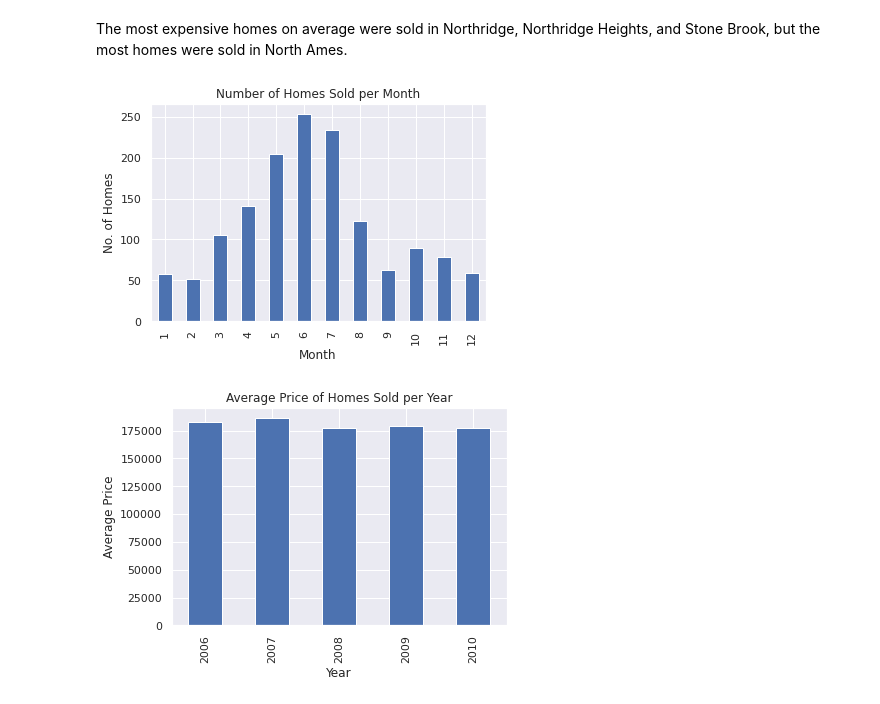
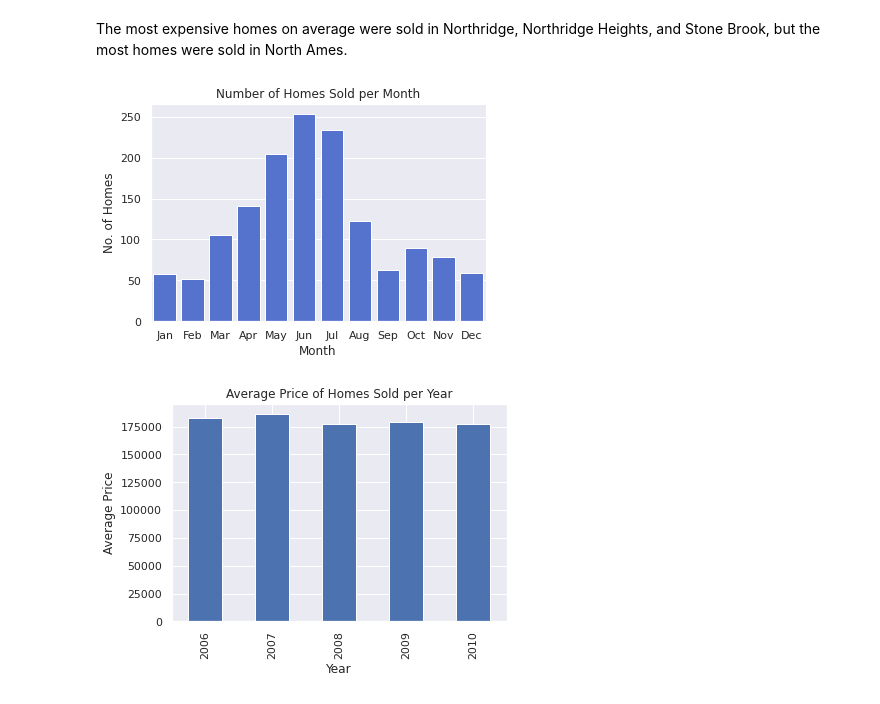
Before and after one commit to amjcosta/Kaggle, a Jupyter notebook: house_price_prediction/housing_price_prediction.ipynb, the cells around one changed output. Drawn from its saved outputs; the diff is of its cells as text; code cells hidden in the pictures.

```diff
--- a/house_price_prediction/housing_price_prediction.ipynb
+++ b/house_price_prediction/housing_price_prediction.ipynb
@@ -371,14 +371,17 @@ plt.show()
 # %% [markdown]
 The most expensive homes on average were sold in Northridge, Northridge Heights, and Stone Brook, but the most homes were sold in North Ames.
 # %%
-months = df['MoSold'].value_counts()
-months.sort_index().plot(kind='bar')
+months = df['MoSold'].value_counts().sort_index()
+
+bars = sns.barplot(months.index, months.values, color='royalblue')
+# months.sort_index().plot(kind='bar')
+bars.set_xticklabels(['Jan', 'Feb', 'Mar', 'Apr', 'May', 'Jun', 'Jul', 'Aug', 'Sep', 'Oct', 'Nov', 'Dec'])
 plt.xlabel('Month')
 plt.ylabel('No. of Homes')
 plt.title('Number of Homes Sold per Month')
 plt.show()
 # %% [output]
-[figure, old version]
+[figure, new version]
 # %%
 yearprice = df.groupby('YrSold').mean()['SalePrice']
 yearprice.plot(kind='bar')
```
Also changed, not shown: parts of 8 cells of this notebook, 1 other file.
